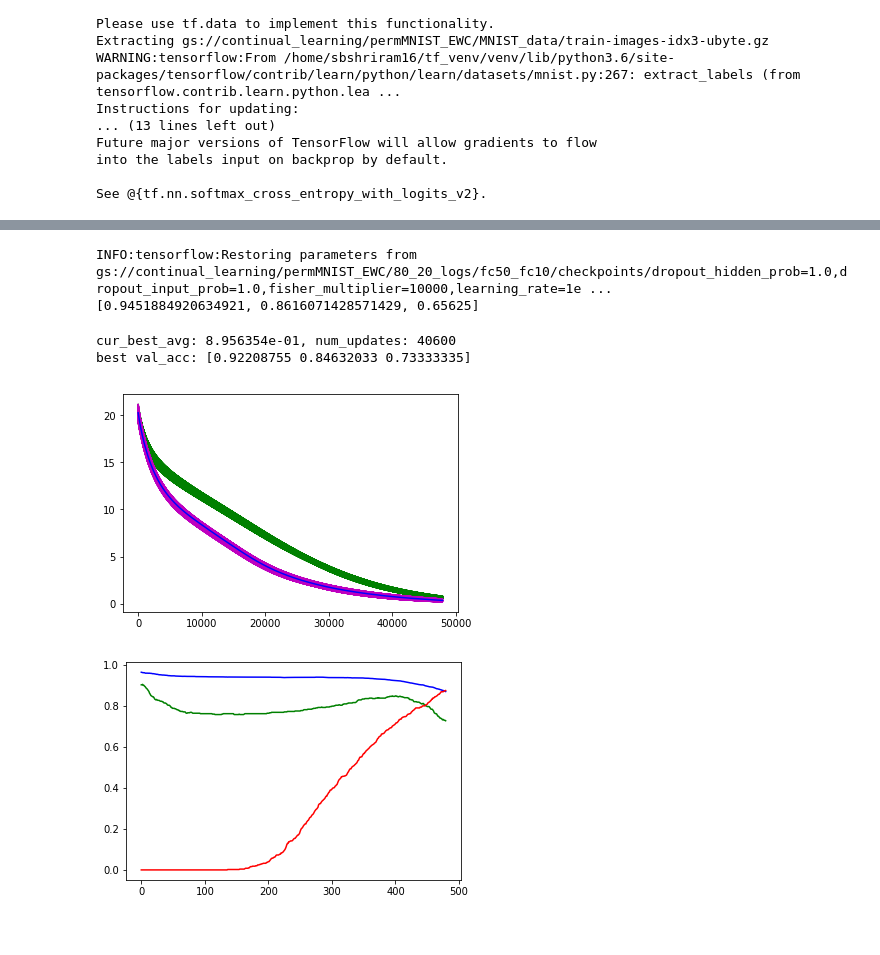
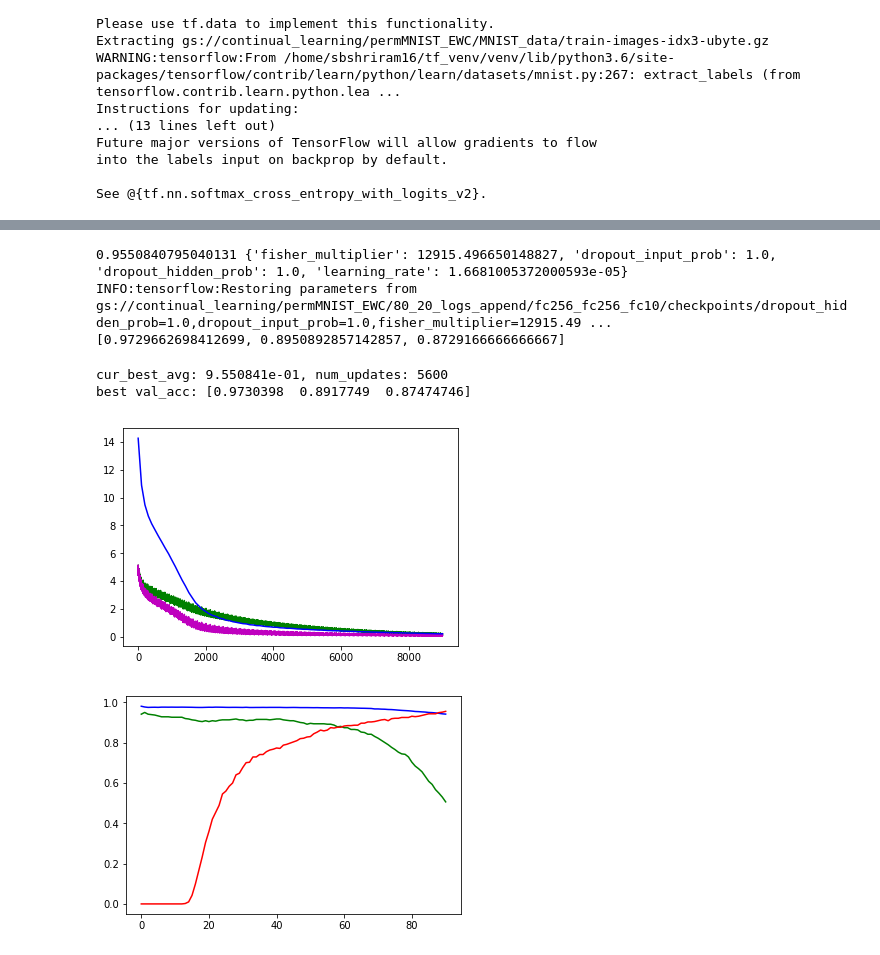
Before and after one commit to shriramsb/continual_learning, a Jupyter notebook: EWC_disjointMNIST/split_mnist_train.ipynb, the cells around one changed output, grey strips where cells are left out. Saved outputs shown, nothing was run; the diff lists cells and outputs as text; code cells hidden in the pictures.

Commit message:
Add support for appending old task examples while training new task - minor corrections

```diff
--- a/EWC_disjointMNIST/split_mnist_train.ipynb
+++ b/EWC_disjointMNIST/split_mnist_train.ipynb
@@ -260,8 +272,8 @@ INFO:tensorflow:Restoring parameters from gs://continual_learning/permMNIST_EWC/
 t = 1
 seed = 0
 np.random.seed(0)
-learning_rates = [1e-6]
-fisher_multipliers = [10000]
+learning_rates = list(np.logspace(-5, -3, 10))
+fisher_multipliers = list(np.logspace(4, 6, 10))
 dropout_input_probs = [1.0]
 dropout_hidden_probs = [1.0]
 prod = list(itertools.product(fisher_multipliers, dropout_input_probs, dropout_hidden_probs, learning_rates))
@@ -317,8 +355,8 @@ plt.show()
 t = 2
 seed = 0
 np.random.seed(0)
-learning_rates = list(np.logspace(-5, -4, 4))
-fisher_multipliers = [1000, 10000, 1e5]
+learning_rates = list(np.logspace(-5, -3, 10))
+fisher_multipliers = list(np.logspace(3, 5, 10))
 dropout_input_probs = [1.0]
 dropout_hidden_probs = [1.0]
 prod = list(itertools.product(fisher_multipliers, dropout_input_probs, dropout_hidden_probs, learning_rates))
@@ -334,3 +375,3 @@ tuner.hparams_list[t] = hparams
 # %%
-best_avg, best_hparams = tuner.tune_on_task(t, BATCH_SIZE, verbose=True)
+best_avg, best_hparams = tuner.tune_on_task(t, BATCH_SIZE, save_weights=False)
 # %% [output]
@@ -353,0 +395,17 @@ validation accuracies: [0.9104625  0.8852814  0.80404043], loss: 0.532792, loss
+# %%
+import math
+plt.rcParams['figure.figsize'] = [10, 5]
+lr_scatter = ([math.log10(h['learning_rate']) for h in hparams])
+fm_scatter = [math.log10(h['fisher_multiplier']) for h in hparams]
+colors = []
+for i in range(len(hparams)):
+    cur_hparam_tuple = tuple([v for k, v in sorted(hparams[i].items())])
+    colors.append(tuner.results_list[t][cur_hparam_tuple]['best_avg'])
+
+marker_size = 100
+fig, ax = plt.subplots()
+plt.scatter(lr_scatter, fm_scatter, marker_size, c=colors, edgecolors='black')
+plt.colorbar()
+for i in range(len(lr_scatter)):
+    ax.annotate(str('%0.4f' % (colors[i], )), (lr_scatter[i], fm_scatter[i]))
+plt.show()
@@ -354,38 +414,39 @@ validation accuracies: [0.9104625  0.8852814  0.80404043], loss: 0.532792, loss
 # %%
-# print(best_avg, best_hparams)
+print(best_avg, best_hparams)
 VALIDATION_BATCH_SIZE = 32
 print(tuner.validation_accuracy(t, VALIDATION_BATCH_SIZE))
 # %% [output]
-INFO:tensorflow:Restoring parameters from gs://continual_learning/permMNIST_EWC/80_20_logs/fc50_fc10/checkpoints/dropout_hidden_prob=1.0,dropout_input_prob=1.0,fisher_multiplier=10000,learning_rate=1e ...
-[0.9451884920634921, 0.8616071428571429, 0.65625]
+0.9550840795040131 {'fisher_multiplier': 12915.496650148827, 'dropout_input_prob': 1.0, 'dropout_hidden_prob': 1.0, 'learning_rate': 1.6681005372000593e-05}
+INFO:tensorflow:Restoring parameters from gs://continual_learning/permMNIST_EWC/80_20_logs_append/fc256_fc256_fc10/checkpoints/dropout_hidden_prob=1.0,dropout_input_prob=1.0,fisher_multiplier=12915.49 ...
+[0.9729662698412699, 0.8950892857142857, 0.8729166666666667]
 # %%
 tuner.save_results_list()
 tuner.save_best_hparams()
 # %%
 # print("best_avg: %e, best_params: %s" % (best_avg, str(best_params)))
 # print("best_params: dropout: %f, fisher_multiplier: %e, lr: %e" % best_params)
 
 # for k, v in tuner.results_list.items():
-best_avg_tuple = tuple([v for k, v in sorted(tuner.best_hparams[t][0].items())])
-cur_res = tuner.results_list[t][best_avg_tuple]
-# cur_res = v
+# best_avg_tuple = tuple([v for k, v in sorted(tuner.best_hparams[t][0].items())])
+best_hparams_tuple = tuple([v for k, v in sorted(best_hparams.items())])
+cur_res = tuner.results_list[t][best_hparams_tuple]
 x = np.arange(0, len(cur_res['loss']), tuner.eval_frequency)
 cur_best_avg = cur_res['best_avg']
 cur_best_avg_updates = cur_res['best_avg_updates']
 # print("dropout: %f, fisher_multiplier: %e, lr: %e" % (k[0], k[1], k[2]))
 print("cur_best_avg: %e, num_updates: %d" % (cur_best_avg, cur_best_avg_updates))
 print("best val_acc: %s" % (str(np.array(cur_res['val_acc'])[:, cur_best_avg_updates // tuner.eval_frequency])))
 plt.plot(cur_res['loss_with_penalty'], color='g')
 plt.plot(cur_res['loss'], color='m')
 plt.plot(x, cur_res['val_loss'][-1], color='b')
 plt.show()
 plt.plot(cur_res['val_acc'][0], color='b')
 plt.plot(cur_res['val_acc'][1], color='g')
 plt.plot(cur_res['val_acc'][2], color='r')
 
 plt.show()
 # %% [output]
-cur_best_avg: 8.956354e-01, num_updates: 40600
-best val_acc: [0.92208755 0.84632033 0.73333335]
+cur_best_avg: 9.550841e-01, num_updates: 5600
+best val_acc: [0.9730398  0.8917749  0.87474746]
-[figure, old version]
+[figure, new version]
-[figure, old version]
+[figure, new version]
```
Also changed, not shown: parts of 27 cells of this notebook, 2 other files.
